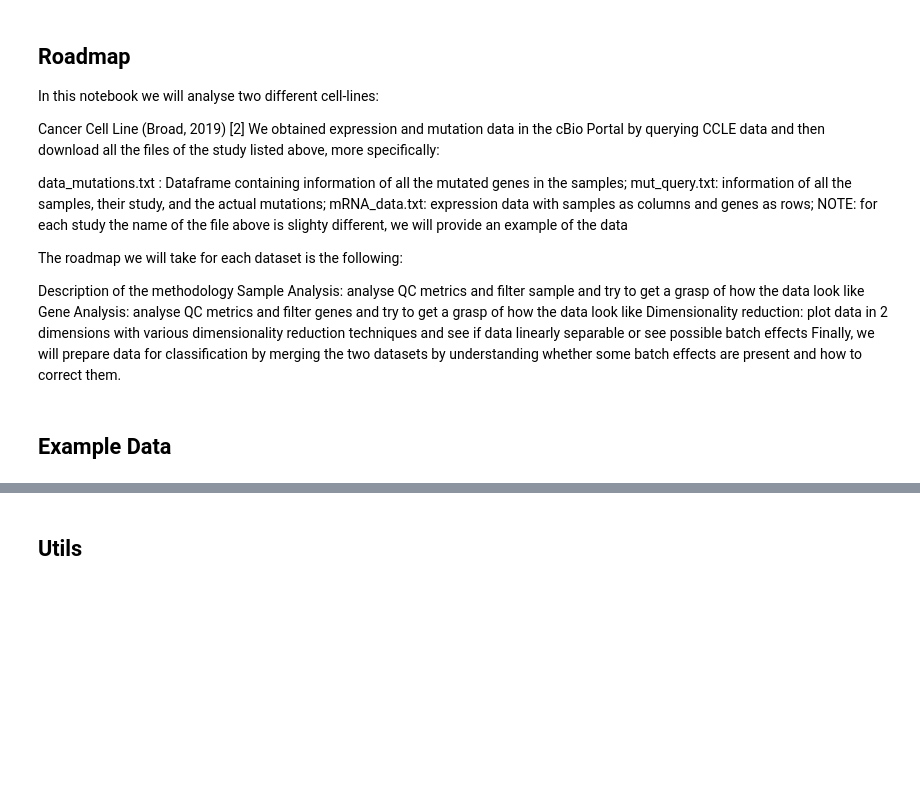
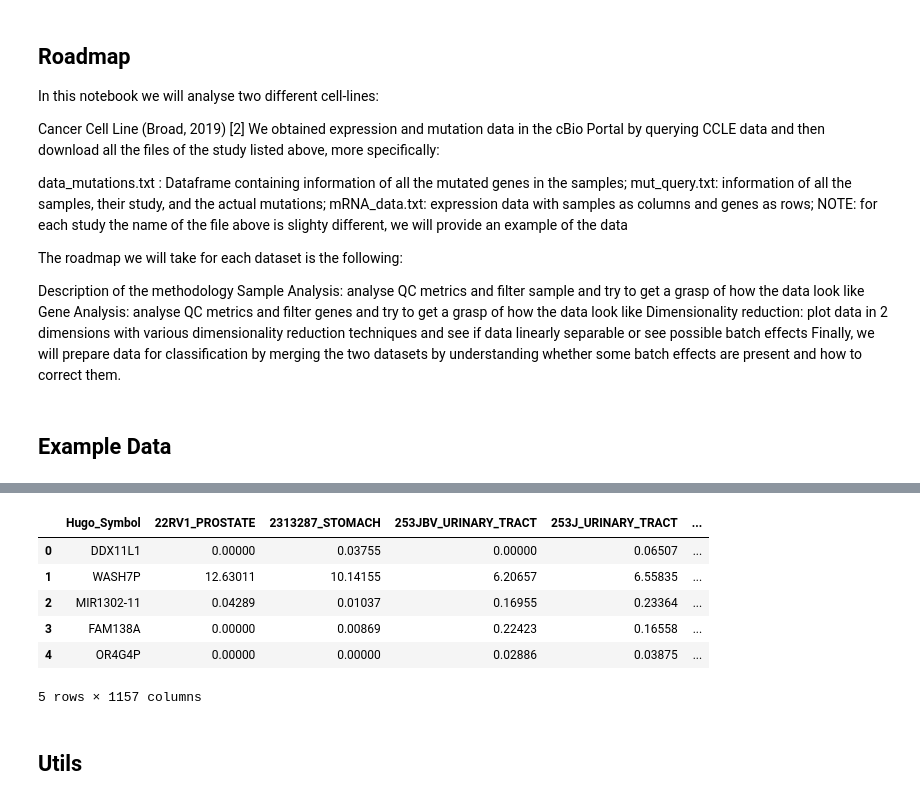
Before and after one commit to MichelangeloNardi/AILAB, a Jupyter notebook: delivery/explore_ccle.ipynb, the cells around one changed output, grey strips where cells are left out. Cells and saved outputs as stored; diff of their text form; code cells hidden in the pictures; blank space fills up the shorter version.

```diff
--- a/delivery/explore_ccle.ipynb
+++ b/delivery/explore_ccle.ipynb
@@ -61,8 +75,16 @@ example_mut_query.head()
 # %%
-example_mRNA = pd.read_csv('/Users/andreafabbricatore/Desktop/mac_bocconi/MAI/year 1/semester 2/ML Lab/AILAB/DATA/tcga/data_mrna_seq_fpkm.txt',
+example_mRNA = pd.read_csv('/Users/andreafabbricatore/Desktop/mac_bocconi/MAI/year 1/semester 2/ML Lab/AILAB/DATA/ccle_2019/data_mrna_seq_rpkm.txt',
                     sep = '\t',
                     comment = '#')
 example_mRNA.head()
+# %% [output]
+|  | Hugo_Symbol | 22RV1_PROSTATE | 2313287_STOMACH | 253JBV_URINARY_TRACT | 253J_URINARY_TRACT | ... |
+| 0 | DDX11L1 | 0.00000 | 0.03755 | 0.00000 | 0.06507 | ... |
+| 1 | WASH7P | 12.63011 | 10.14155 | 6.20657 | 6.55835 | ... |
+| 2 | MIR1302-11 | 0.04289 | 0.01037 | 0.16955 | 0.23364 | ... |
+| 3 | FAM138A | 0.00000 | 0.00869 | 0.22423 | 0.16558 | ... |
+| 4 | OR4G4P | 0.00000 | 0.00000 | 0.02886 | 0.03875 | ... |
+5 rows × 1157 columns
 # %%
 # Free memory
 del example_data_mutations, example_mRNA
```
Also changed, not shown: parts of 26 cells of this notebook.
